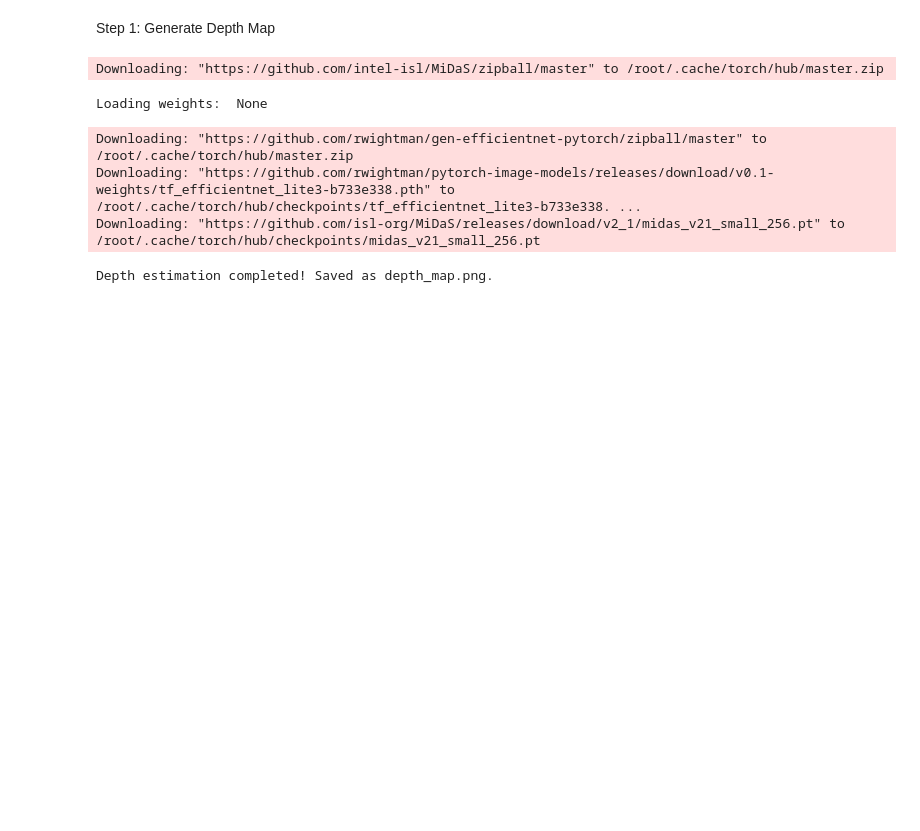
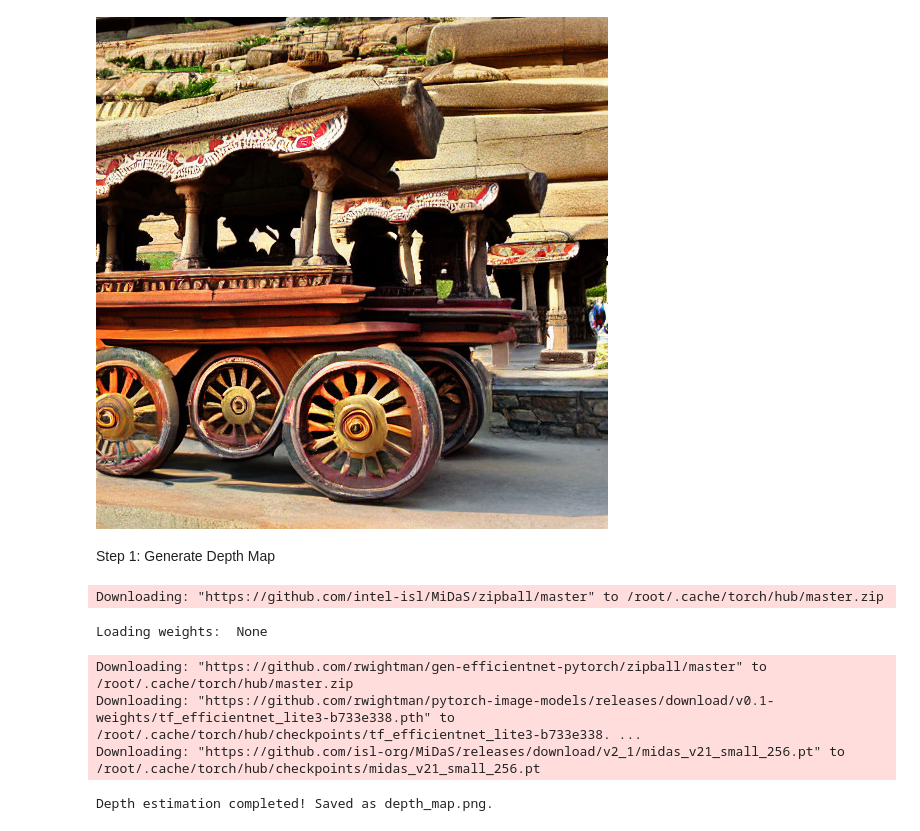
Before and after one commit to NandithaSHadligere/CulturalHeritage, a Jupyter notebook: HeritageAI.ipynb, the cells around one changed output. Cells and saved outputs as stored; diff of their text form; code cells hidden in the pictures; blank space fills up the shorter version.

```diff
--- a/HeritageAI.ipynb
+++ b/HeritageAI.ipynb
@@ -39,3 +50,14 @@ Please note that authentication is recommended but still optional to access publ
+# %%
+prompt = "Hampi chariot"
+image = generate_image(prompt)
+
+# Display the image in Jupyter Notebook
+display(image)
+
+# Save the generated image
+image.save("stone_chariot.png")
+# %% [output]
+[figure, added]
 # %% [markdown]
 Step 1: Generate Depth Map
 # %%
```
Also changed, not shown: parts of 10 cells of this notebook.
